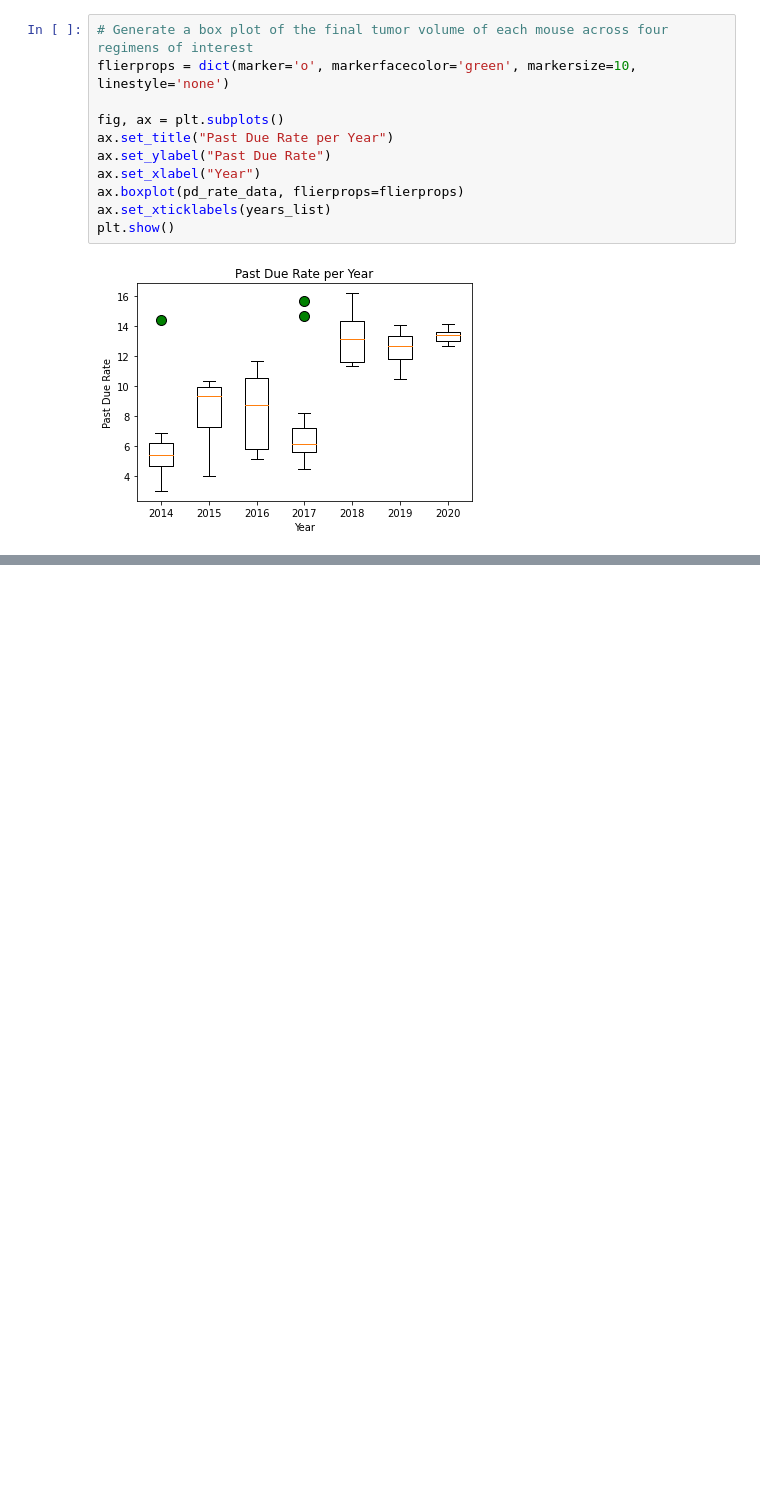
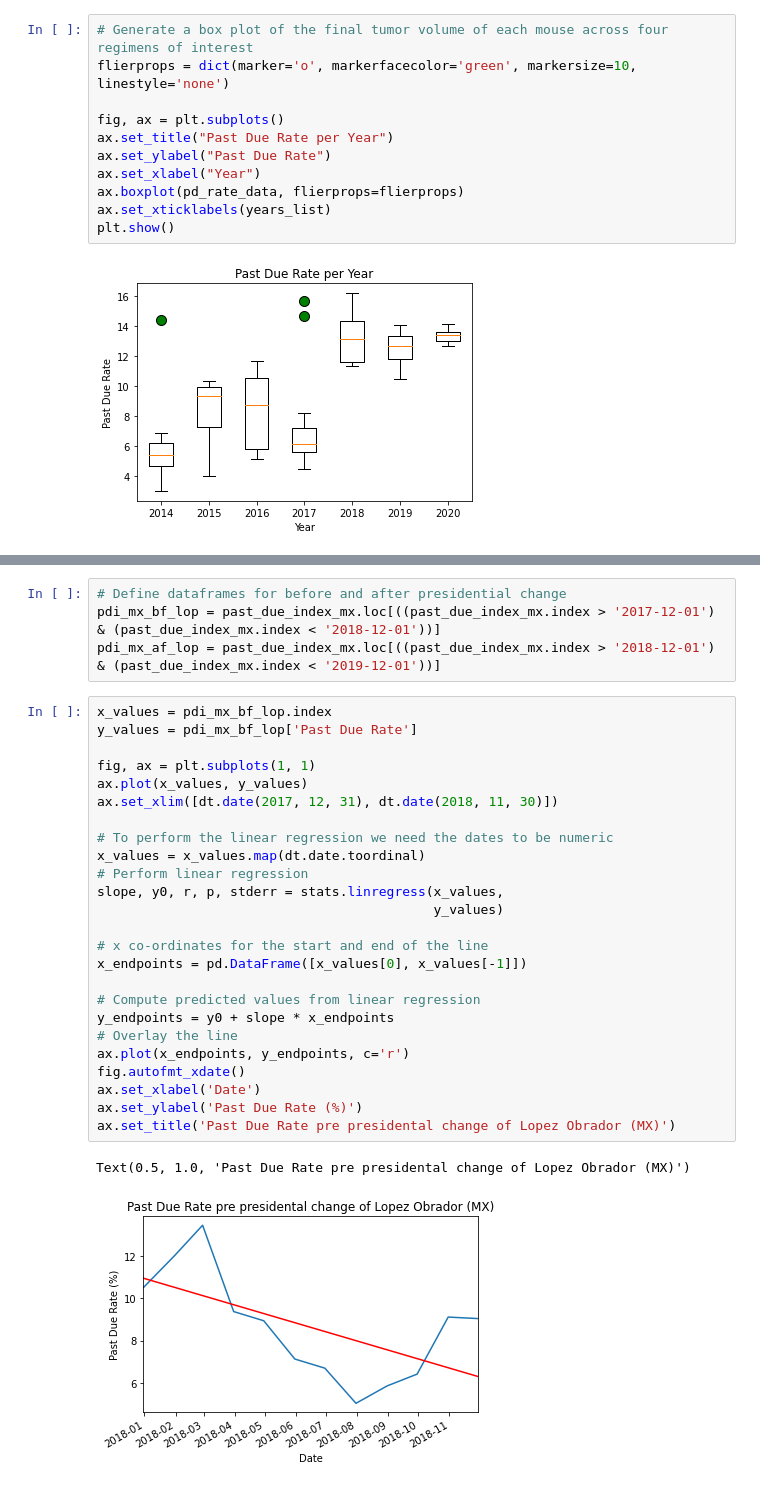
Before and after one commit to SergioGL8/P1---Digging-deep-in-past-due-patterns-, a Jupyter notebook: explore_visual.ipynb, the cells around one changed output, grey strips where cells are left out. Saved outputs shown, nothing was run; the diff lists cells and outputs as text; blank space fills up the shorter version.

```diff
--- a/explore_visual.ipynb
+++ b/explore_visual.ipynb
@@ -1062,0 +1143,32 @@ plt.show()
+# %%
+# Define dataframes for before and after presidential change
+pdi_mx_bf_lop = past_due_index_mx.loc[((past_due_index_mx.index > '2017-12-01') & (past_due_index_mx.index < '2018-12-01'))]
+pdi_mx_af_lop = past_due_index_mx.loc[((past_due_index_mx.index > '2018-12-01') & (past_due_index_mx.index < '2019-12-01'))]
+# %%
+x_values = pdi_mx_bf_lop.index
+y_values = pdi_mx_bf_lop['Past Due Rate']
+
+fig, ax = plt.subplots(1, 1)
+ax.plot(x_values, y_values)
+ax.set_xlim([dt.date(2017, 12, 31), dt.date(2018, 11, 30)])
+
+# To perform the linear regression we need the dates to be numeric
+x_values = x_values.map(dt.date.toordinal)
+# Perform linear regression
+slope, y0, r, p, stderr = stats.linregress(x_values,
+                                           y_values)
+
+# x co-ordinates for the start and end of the line
+x_endpoints = pd.DataFrame([x_values[0], x_values[-1]])
+
+# Compute predicted values from linear regression
+y_endpoints = y0 + slope * x_endpoints
+# Overlay the line
+ax.plot(x_endpoints, y_endpoints, c='r')
+fig.autofmt_xdate()
+ax.set_xlabel('Date')
+ax.set_ylabel('Past Due Rate (%)')
+ax.set_title('Past Due Rate pre presidental change of Lopez Obrador (MX)')
+# %% [output]
+Text(0.5, 1.0, 'Past Due Rate pre presidental change of Lopez Obrador (MX)')
+[figure, added]
```
Also changed, not shown: parts of 11 cells of this notebook, 1 other file.
